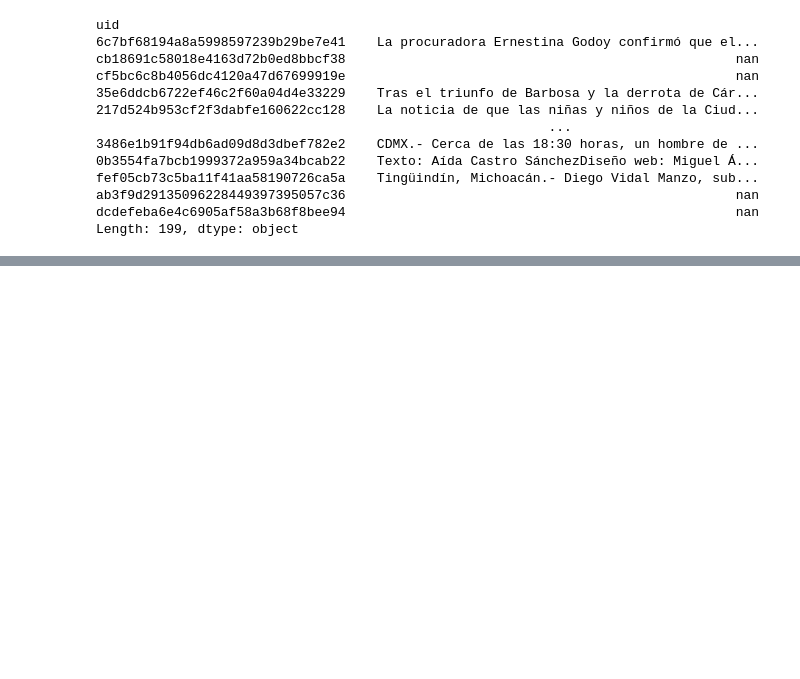
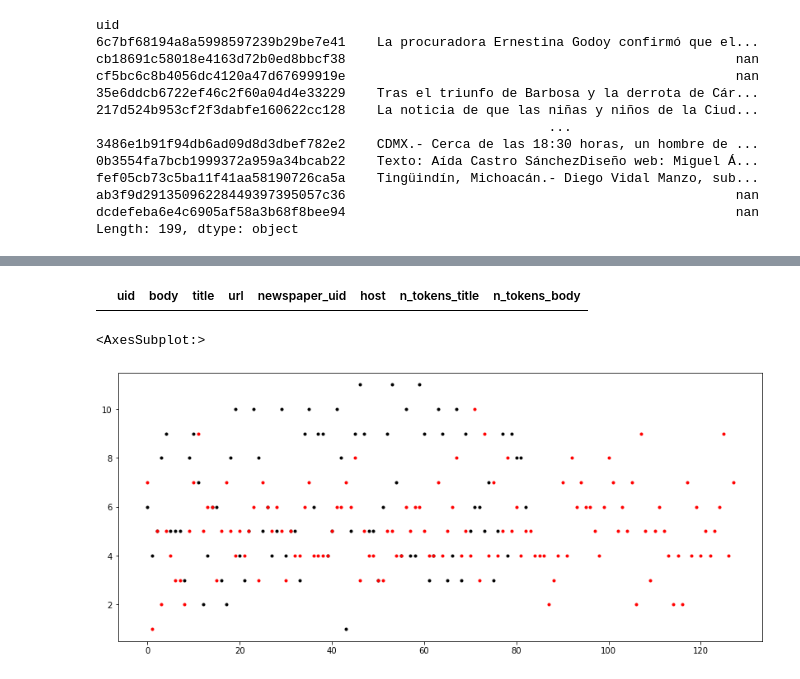
Before and after one commit to kemirandad/data_eng_web_scrap, a Jupyter notebook: platzi_data/pandas_starting.ipynb, the cells around one changed output, grey strips where cells are left out. Drawn from its saved outputs; the diff is of its cells as text; code cells hidden in the pictures; blank space fills up the shorter version.

Commit message:
Transformando la información y haciendo visualizaciones de la misma

```diff
--- a/platzi_data/pandas_starting.ipynb
+++ b/platzi_data/pandas_starting.ipynb
@@ -463,0 +624,3 @@ Length: 199, dtype: object
+# %%
+clean_eluniversal = pd.read_csv('../clean_eluniversal_2019_06_07_articles.csv')
+clean_elpais = pd.read_csv('../clean_elpais_2021_07_31_articles.csv')
@@ -463,0 +651,10 @@ Length: 199, dtype: object
+# %%
+clean_elpais.loc[clean_elpais['n_tokens_title'] == 0]
+# %% [output]
+|  | uid | body | title | url | newspaper_uid | host | n_tokens_title | n_tokens_body |
+# %%
+clean_elpais['n_tokens_title'].plot(figsize=(14,6), style='k.')
+clean_eluniversal['n_tokens_title'].plot(figsize=(14,6), style='r.')
+# %% [output]
+<AxesSubplot:>
+[figure, added]
```
Also changed, not shown: parts of 25 cells of this notebook, 1 other file.
